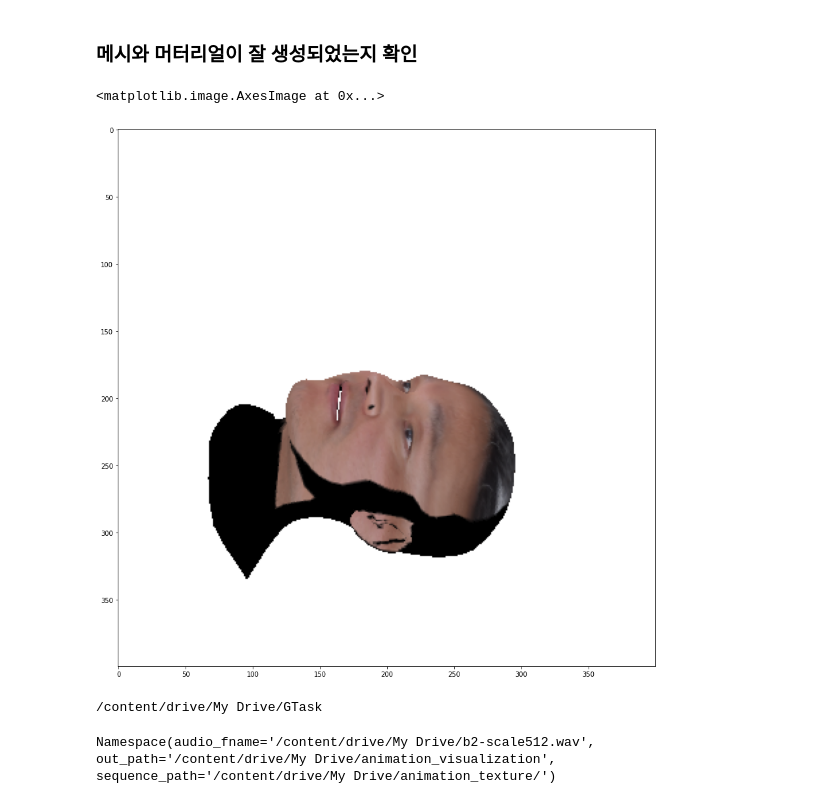
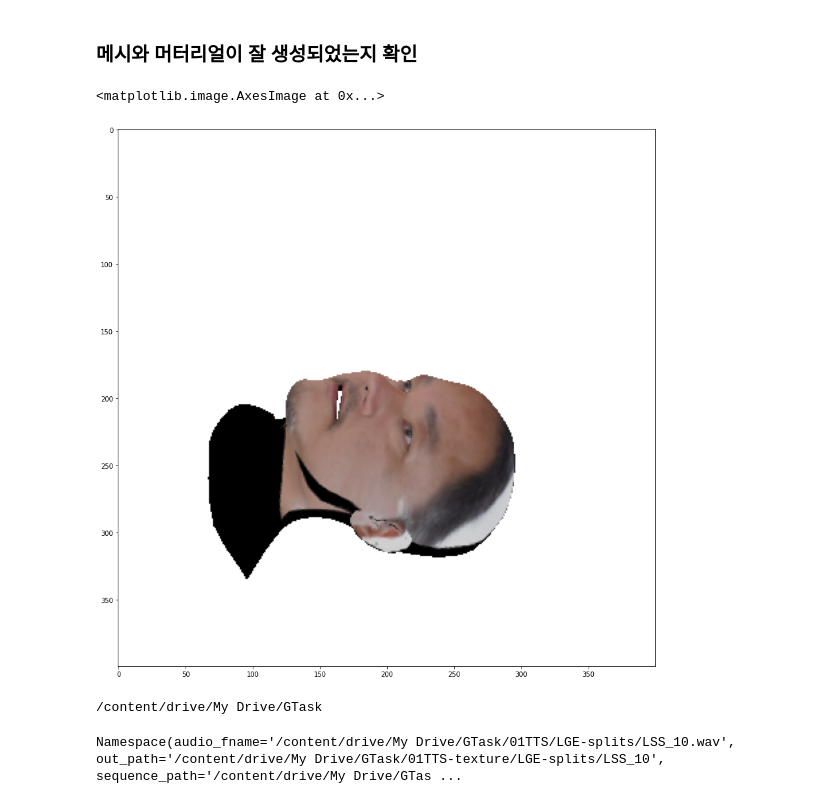
Before and after one commit to secutron/RunTime, a Jupyter notebook: GPipe2UV.ipynb, the cells around one changed output. Cells and saved outputs as stored; diff of their text form; code cells hidden in the pictures.

```diff
--- a/GPipe2UV.ipynb
+++ b/GPipe2UV.ipynb
@@ -419,6 +400,8 @@ print('*** hkim: done ***')
 # %% [markdown]
 ### 메시와 머터리얼이 잘 생성되었는지 확인
 # %%
+### hkimcrop.png 잊지말고...
+
 import trimesh
 import pyrender
 import numpy as np
@@ -426,35 +409,35 @@ import os, sys, cv2
 import pickle
 from os.path import join
 import matplotlib.pyplot as plt
 
-fuze_trimesh = trimesh.load('/content/drive/My Drive/animation_texture_lee/00000.obj')
+fuze_trimesh = trimesh.load('/content/drive/My Drive/GTask/01TTS-texture/LGE-splits/LSS_21/00000.obj')
 mesh = pyrender.Mesh.from_trimesh(fuze_trimesh)
 
 
 scene = pyrender.Scene(ambient_light=[0.8, 0.8, 0.8], bg_color=[1.0, 1.0, 1.0])
 scene.add(mesh)
 
 camera = pyrender.PerspectiveCamera(yfov=np.pi / 3.0, aspectRatio=1.0)
 s = np.sqrt(2)/2
 camera_pose = np.array([
     [0.0, -s,   s,   0.3],
     [1.0,  0.0, 0.0, 0.0],
     [0.0,  s,   s,   0.35],
     [0.0,  0.0, 0.0, 1.0],
 ])
 scene.add(camera, pose=camera_pose)
 
 # Use OffscreenRenderer to get image perspectives.
 r = pyrender.OffscreenRenderer(400, 400)
 color, depth = r.render(scene)
 
 
 fig = plt.figure(figsize=(30, 15))
 
 plt.imshow(color)
 # %% [output]
 <matplotlib.image.AxesImage at 0x...>
-[figure, old version]
+[figure, new version]
 # %%
 %cd '/content/drive/My Drive/GTask'
 # %% [output]
@@ -463,17 +446,17 @@ plt.imshow(color)
 import argparse
 
 parser = argparse.ArgumentParser(description='Sequence visualization')
-parser.add_argument('--sequence_path', default='/content/drive/My Drive/animation_texture/', help='Path to motion sequence')
-parser.add_argument('--audio_fname', default='/content/drive/My Drive/b2-scale512.wav', help='Path of speech sequence')
-parser.add_argument('--out_path', default='/content/drive/My Drive/animation_visualization', help='Output path')
+parser.add_argument('--sequence_path', default='/content/drive/My Drive/GTask/01TTS-texture/LGE-splits/LSS_01/', help='Path to motion sequence')
+parser.add_argument('--audio_fname', default='/content/drive/My Drive/GTask/01TTS/LGE-splits/LSS_01.wav', help='Path of speech sequence')
+parser.add_argument('--out_path', default='/content/drive/My Drive/GTask/01TTS-texture/LGE-splits/LSS_01', help='Output path')
 
 args = parser.parse_args(args=[])
 
 # add new path
 
-args.sequence_path = '/content/drive/My Drive/animation_texture/'
-args.audio_fname = '/content/drive/My Drive/b2-scale512.wav'
-args.out_path = '/content/drive/My Drive/animation_visualization'
+args.sequence_path = '/content/drive/My Drive/GTask/01TTS-texture/LGE-splits/LSS_10/'
+args.audio_fname = '/content/drive/My Drive/GTask/01TTS/LGE-splits/LSS_10.wav'
+args.out_path = '/content/drive/My Drive/GTask/01TTS-texture/LGE-splits/LSS_10'
 
 # Acheive useful directories
 sequence_path = args.sequence_path
@@ -482,4 +465,4 @@ out_path = args.out_path
 
 print(args)
 # %% [output]
-Namespace(audio_fname='/content/drive/My Drive/b2-scale512.wav', out_path='/content/drive/My Drive/animation_visualization', sequence_path='/content/drive/My Drive/animation_texture/')
+Namespace(audio_fname='/content/drive/My Drive/GTask/01TTS/LGE-splits/LSS_10.wav', out_path='/content/drive/My Drive/GTask/01TTS-texture/LGE-splits/LSS_10', sequence_path='/content/drive/My Drive/GTas ...
```
Also changed, not shown: parts of 13 cells of this notebook.
